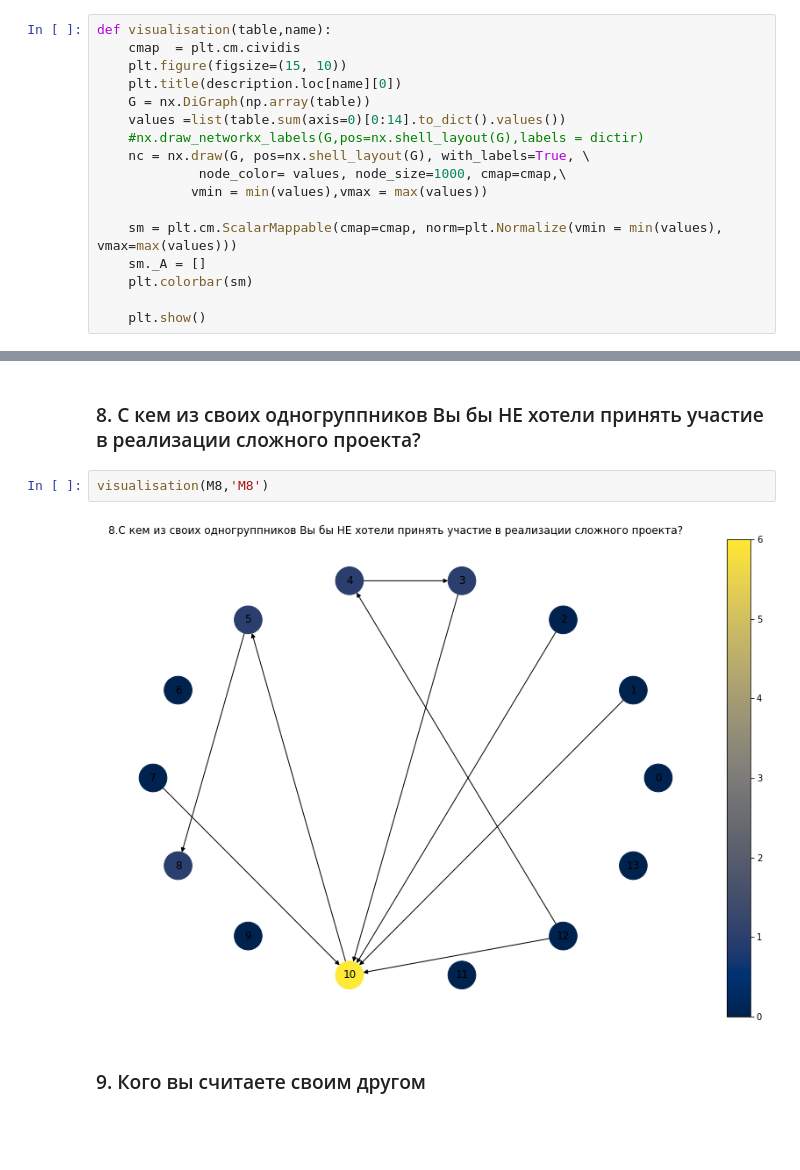
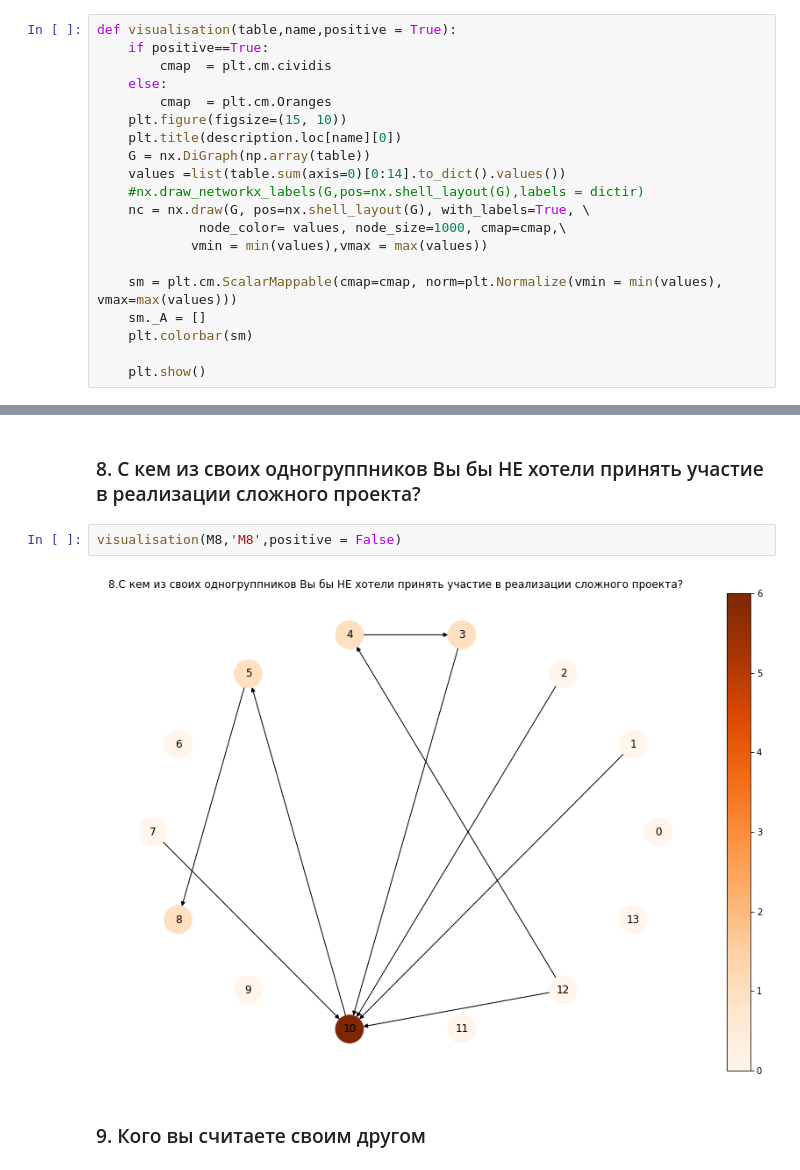
Before and after one commit to aptmess/pm.socio, a Jupyter notebook: code/socio.ipynb, the cells around one changed output, grey strips where cells are left out. Cells and saved outputs as stored; diff of their text form; blank space fills up the shorter version.

```diff
--- a/code/socio.ipynb
+++ b/code/socio.ipynb
@@ -80,8 +80,11 @@ summary = question_1 + question_2 + question_3 + question_4 + question_5
 # %% [markdown]
 ## Социограммы
 # %%
-def visualisation(table,name):
-    cmap  = plt.cm.cividis
+def visualisation(table,name,positive = True):
+    if positive==True:
+        cmap  = plt.cm.cividis
+    else:
+        cmap  = plt.cm.Oranges
     plt.figure(figsize=(15, 10))
     plt.title(description.loc[name][0])
     G = nx.DiGraph(np.array(table))
@@ -141,9 +146,9 @@ visualisation(M7,'M7')
 # %% [markdown]
 ### 8. С кем из своих одногруппников Вы бы НЕ хотели принять участие в реализации сложного проекта?
 # %%
-visualisation(M8,'M8')
+visualisation(M8,'M8',positive = False)
 # %% [output]
-[figure, old version]
+[figure, new version]
 # %% [markdown]
 ### 9. Кого вы считаете своим другом
 # %%
```
Also changed, not shown: parts of 55 cells of this notebook, 1 other file.
